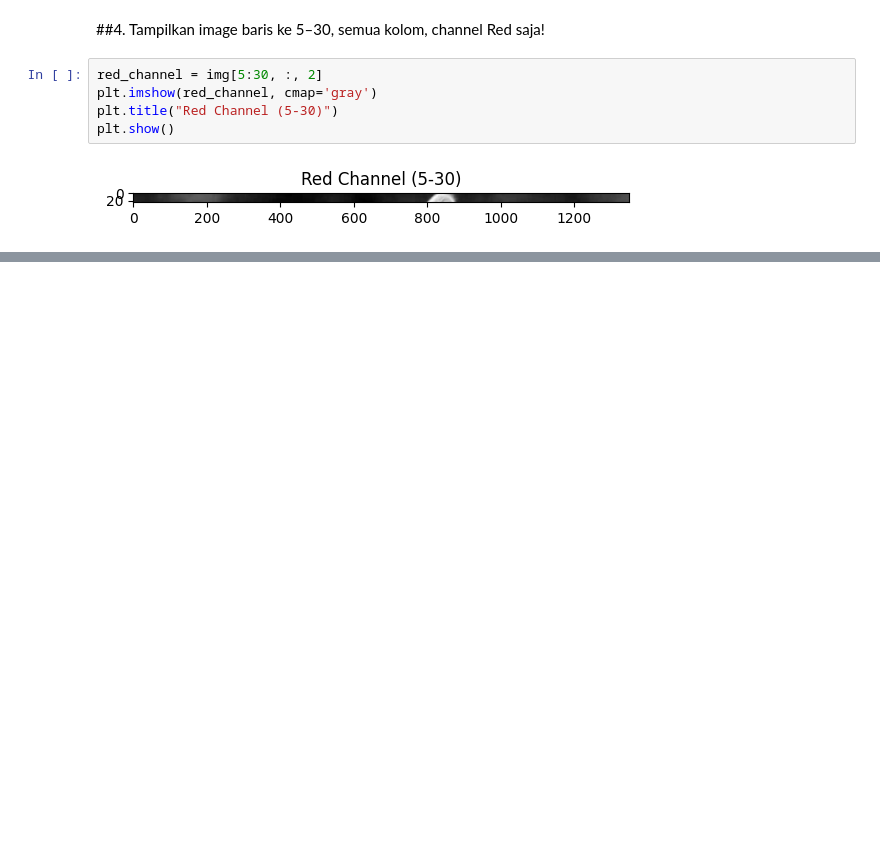
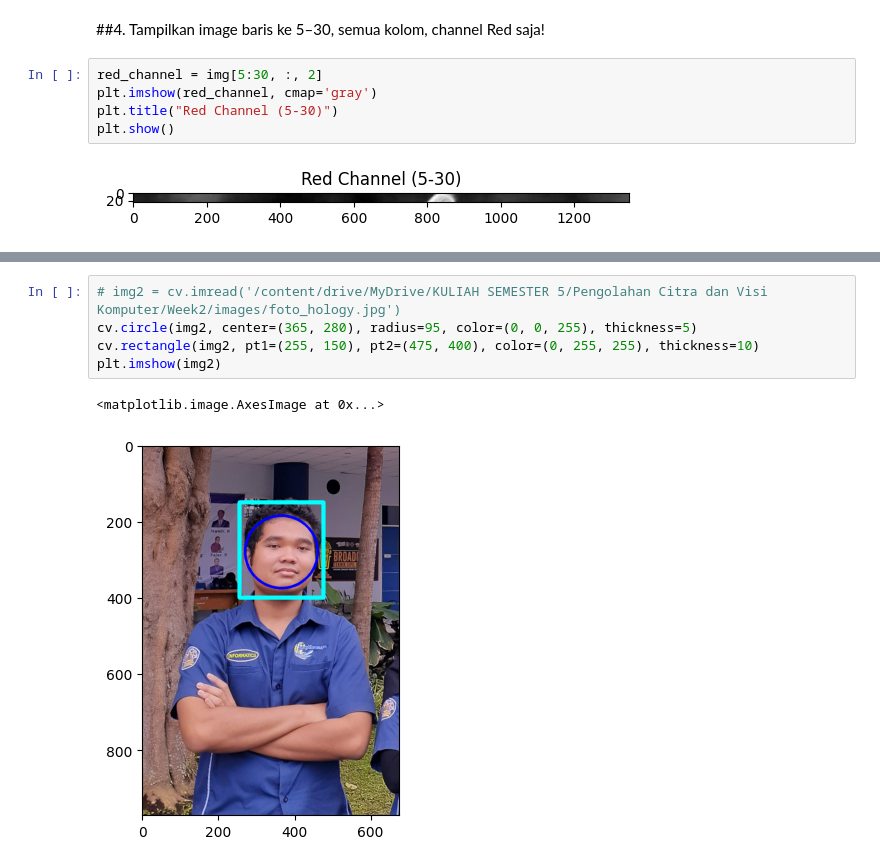
Before and after one commit to dedybayu/DedyBayu_PCVK_Genap_2025, a Jupyter notebook: PCVK_Week2.ipynb, the cells around one changed output, grey strips where cells are left out. Cells and saved outputs as stored; diff of their text form; blank space fills up the shorter version.

```diff
--- a/PCVK_Week2.ipynb
+++ b/PCVK_Week2.ipynb
@@ -237,0 +251,8 @@ plt.show()
+# %%
+# img2 = cv.imread('/content/drive/MyDrive/KULIAH SEMESTER 5/Pengolahan Citra dan Visi Komputer/Week2/images/foto_hology.jpg')
+cv.circle(img2, center=(365, 280), radius=95, color=(0, 0, 255), thickness=5)
+cv.rectangle(img2, pt1=(255, 150), pt2=(475, 400), color=(0, 255, 255), thickness=10)
+plt.imshow(img2)
+# %% [output]
+<matplotlib.image.AxesImage at 0x...>
+[figure, added]
```
Also changed, not shown: parts of 4 cells of this notebook.
